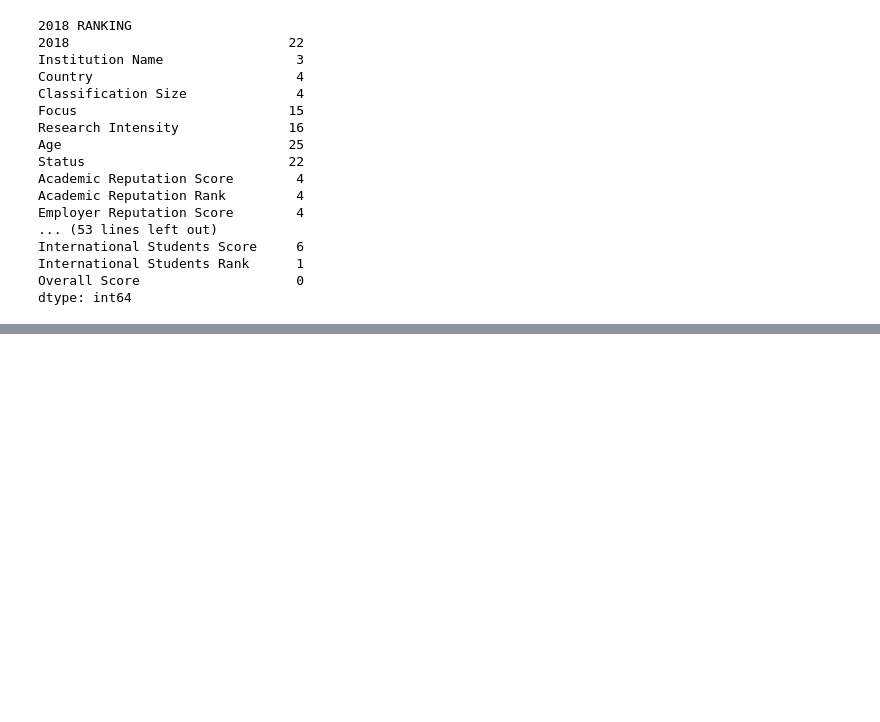
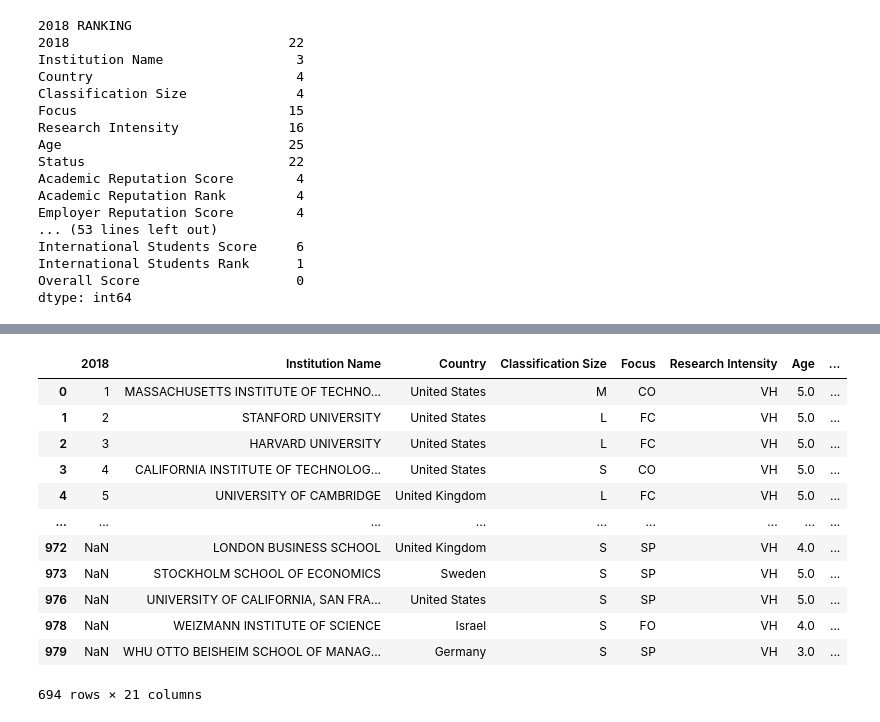
Before and after one commit to kalp121212/DS203_Project, a Jupyter notebook: QS.ipynb, the cells around one changed output, grey strips where cells are left out. Drawn from its saved outputs; the diff is of its cells as text; code cells hidden in the pictures; blank space fills up the shorter version.

```diff
--- a/QS.ipynb
+++ b/QS.ipynb
@@ -103,0 +114,36 @@ data_2018
+# %%
+indexes_2018=[]
+indexes_2019=[]
+indexes_2020=[]
+
+for i in range(len(data_2018)):
+    if data_2018['Institution Name'].iloc[i] not in data_2019['Institution Name'].unique() or  data_2018['Institution Name'].iloc[i] not in data_2020['Institution Name'].unique():
+        indexes_2018.append(i)
+
+for i in range(len(data_2019)):
+    if data_2019['Institution Name'].iloc[i] not in data_2018['Institution Name'].unique() or  data_2019['Institution Name'].iloc[i] not in data_2020['Institution Name'].unique():
+        indexes_2019.append(i)
+
+for i in range(len(data_2020)):
+    if data_2020['Institution Name'].iloc[i] not in data_2019['Institution Name'].unique() or  data_2020['Institution Name'].iloc[i] not in data_2018['Institution Name'].unique():
+        indexes_2020.append(i)
+
+data_2018=data_2018.drop(data_2018.index[indexes_2018])
+data_2019=data_2019.drop(data_2019.index[indexes_2019])
+data_2020=data_2020.drop(data_2020.index[indexes_2020])
+
+data_2018
+# %% [output]
+|  | 2018 | Institution Name | Country | Classification Size | Focus | Research Intensity | Age | ... |
+| 0 | 1 | MASSACHUSETTS INSTITUTE OF TECHNO... | United States | M | CO | VH | 5.0 | ... |
+| 1 | 2 | STANFORD UNIVERSITY | United States | L | FC | VH | 5.0 | ... |
+| 2 | 3 | HARVARD UNIVERSITY | United States | L | FC | VH | 5.0 | ... |
+| 3 | 4 | CALIFORNIA INSTITUTE OF TECHNOLOG... | United States | S | CO | VH | 5.0 | ... |
+| 4 | 5 | UNIVERSITY OF CAMBRIDGE | United Kingdom | L | FC | VH | 5.0 | ... |
+| ... | ... | ... | ... | ... | ... | ... | ... | ... |
+| 972 | NaN | LONDON BUSINESS SCHOOL | United Kingdom | S | SP | VH | 4.0 | ... |
+| 973 | NaN | STOCKHOLM SCHOOL OF ECONOMICS | Sweden | S | SP | VH | 5.0 | ... |
+| 976 | NaN | UNIVERSITY OF CALIFORNIA, SAN FRA... | United States | S | SP | VH | 5.0 | ... |
+| 978 | NaN | WEIZMANN INSTITUTE OF SCIENCE | Israel | S | FO | VH | 4.0 | ... |
+| 979 | NaN | WHU OTTO BEISHEIM SCHOOL OF MANAG... | Germany | S | SP | VH | 3.0 | ... |
+694 rows × 21 columns
```
Also changed, not shown: parts of 8 cells of this notebook.
